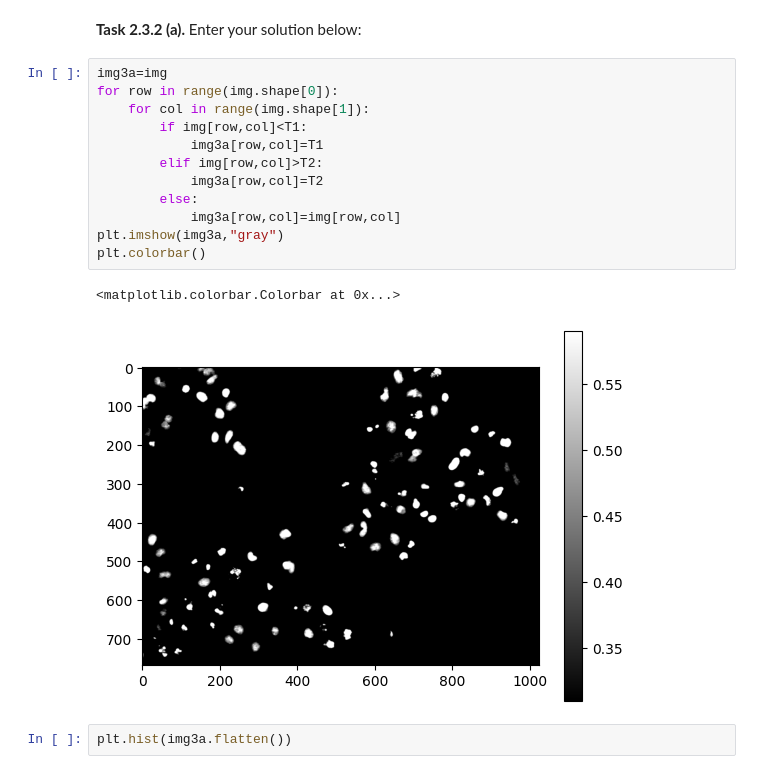
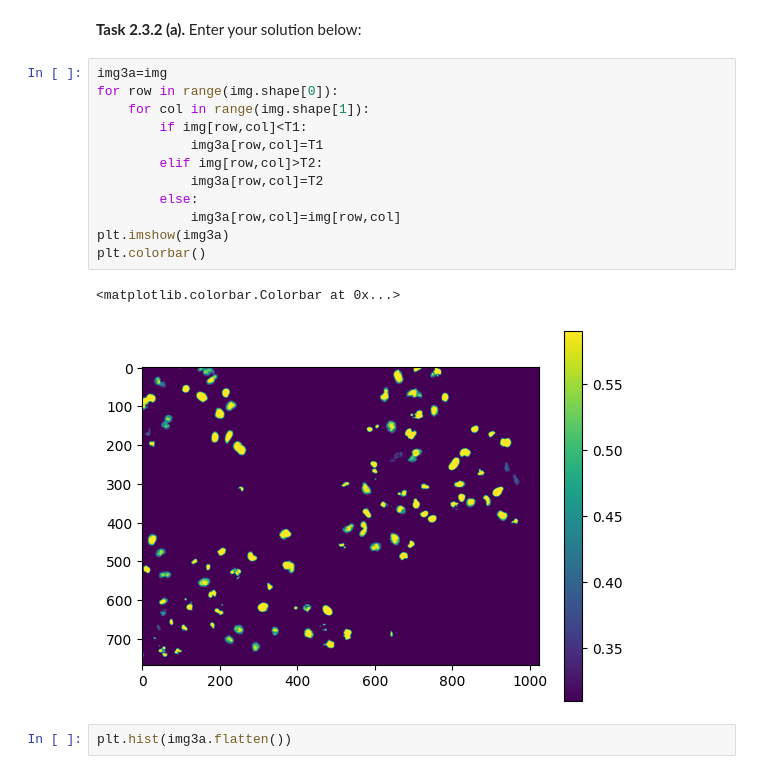
Before and after one commit to tkreusel/mobi-fs3-python, a Jupyter notebook: task2.ipynb, the cells around one changed output. Cells and saved outputs as stored; diff of their text form.

```diff
--- a/task2.ipynb
+++ b/task2.ipynb
@@ -73,18 +73,18 @@ plt.hist(imgc.flatten())
 # %%
 img3a=img
 for row in range(img.shape[0]):
     for col in range(img.shape[1]):
         if img[row,col]<T1:
             img3a[row,col]=T1
         elif img[row,col]>T2:
             img3a[row,col]=T2
         else:
             img3a[row,col]=img[row,col]
-plt.imshow(img3a,"gray")
+plt.imshow(img3a)
 plt.colorbar()
 # %% [output]
 <matplotlib.colorbar.Colorbar at 0x...>
-[figure, old version]
+[figure, new version]
 # %%
 plt.hist(img3a.flatten())
 # %% [output]
```
Also changed, not shown: parts of 3 cells of this notebook, 2 other files.
